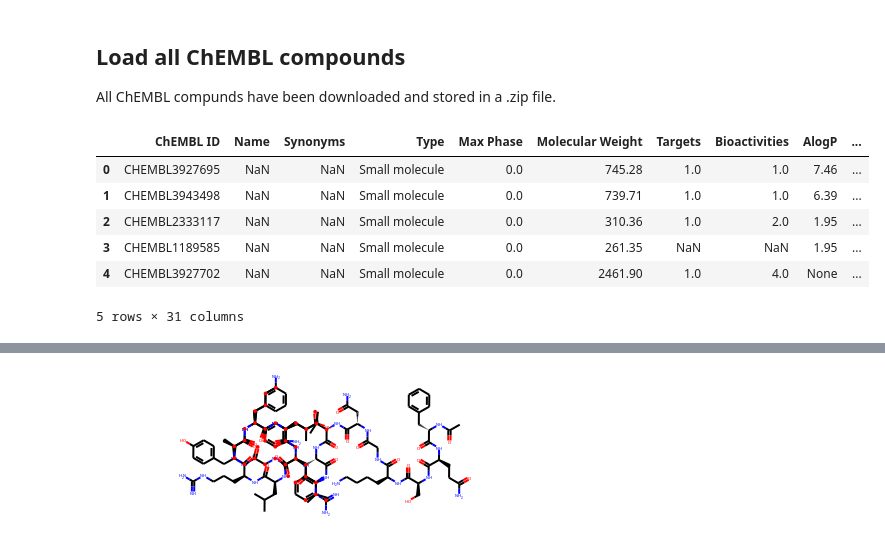
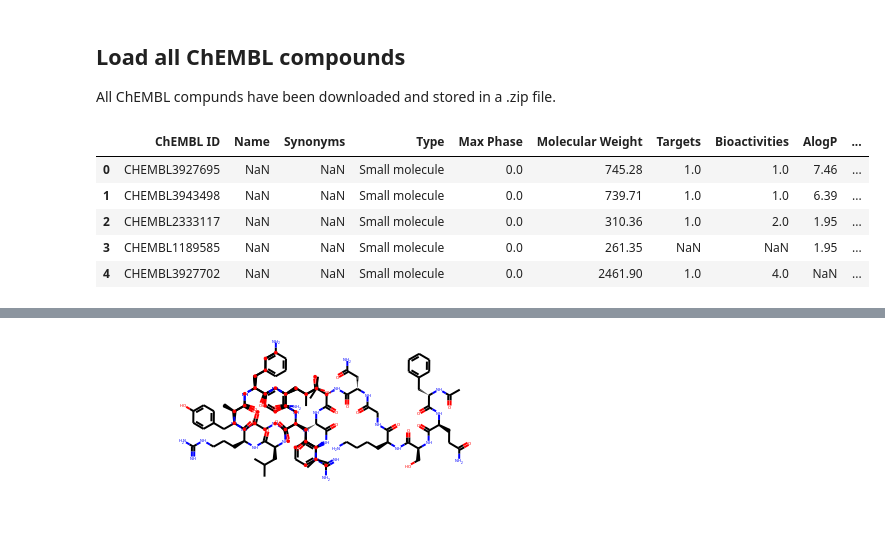
Before and after one commit to robertlizatovic/DeepChemistry, a Jupyter notebook: fetch_data.ipynb, the cells around one changed output, grey strips where cells are left out. Saved outputs shown, nothing was run; the diff lists cells and outputs as text; code cells hidden in the pictures.

Commit message:
Reading and correcting types of the chembl dataset

```diff
--- a/fetch_data.ipynb
+++ b/fetch_data.ipynb
@@ -48,13 +50,12 @@ Chem.CanonSmiles(mol_smi)
 
 All ChEMBL compunds have been downloaded and stored in a .zip file.
 # %%
-molecules = pd.read_csv("data/chembl_compunds.zip", compression="zip", sep=";")
+molecules = pd.read_csv("data/chembl_compunds.zip", compression="zip", sep=";", na_values="None")
 molecules.head()
 # %% [output]
 |  | ChEMBL ID | Name | Synonyms | Type | Max Phase | Molecular Weight | Targets | Bioactivities | AlogP | ... |
 | 0 | CHEMBL3927695 | NaN | NaN | Small molecule | 0.0 | 745.28 | 1.0 | 1.0 | 7.46 | ... |
 | 1 | CHEMBL3943498 | NaN | NaN | Small molecule | 0.0 | 739.71 | 1.0 | 1.0 | 6.39 | ... |
 | 2 | CHEMBL2333117 | NaN | NaN | Small molecule | 0.0 | 310.36 | 1.0 | 2.0 | 1.95 | ... |
 | 3 | CHEMBL1189585 | NaN | NaN | Small molecule | 0.0 | 261.35 | NaN | NaN | 1.95 | ... |
-| 4 | CHEMBL3927702 | NaN | NaN | Small molecule | 0.0 | 2461.90 | 1.0 | 4.0 | None | ... |
+| 4 | CHEMBL3927702 | NaN | NaN | Small molecule | 0.0 | 2461.90 | 1.0 | 4.0 | NaN | ... |
-5 rows × 31 columns
```
Also changed, not shown: parts of 6 cells of this notebook.
